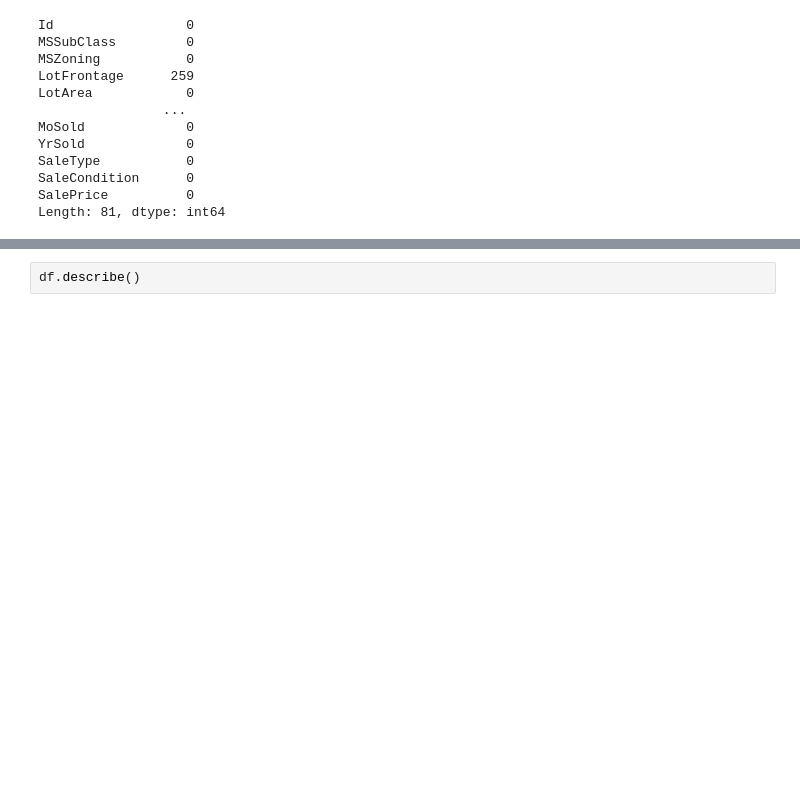
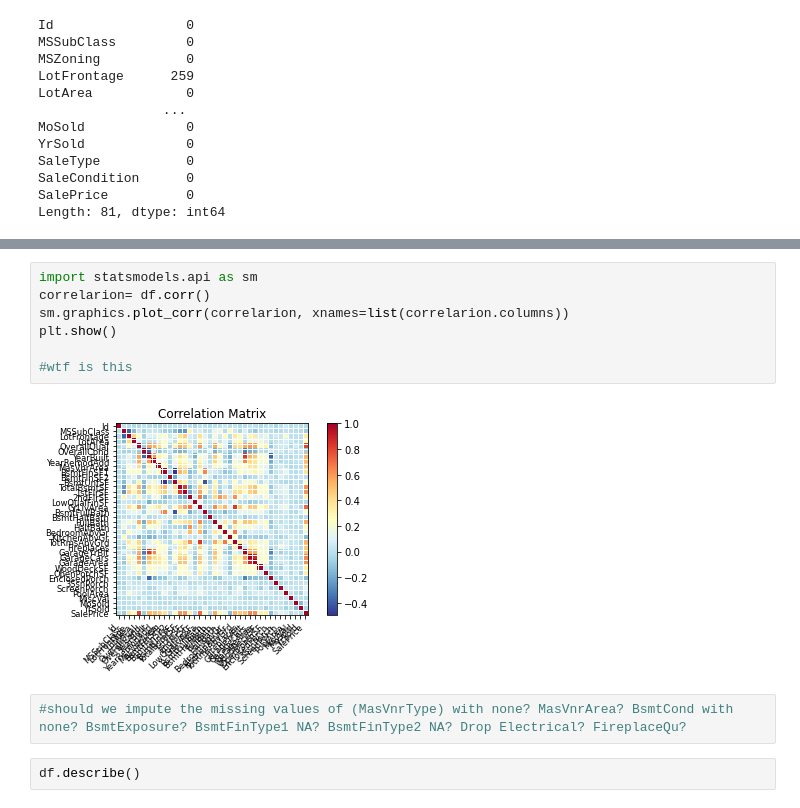
Before and after one commit to OdyAsh/ml-problems, a Jupyter notebook: Assignment 1/All Group Members/Regression.ipynb, the cells around one changed output, grey strips where cells are left out. Drawn from its saved outputs; the diff is of its cells as text; blank space fills up the shorter version.

```diff
--- a/Assignment 1/All Group Members/Regression.ipynb
+++ b/Assignment 1/All Group Members/Regression.ipynb
@@ -60,3 +119,14 @@ Length: 81, dtype: int64
+# %%
+import statsmodels.api as sm
+correlarion= df.corr()
+sm.graphics.plot_corr(correlarion, xnames=list(correlarion.columns))
+plt.show()
+
+#wtf is this
+# %% [output]
+[figure, added]
+# %%
+#should we impute the missing values of (MasVnrType) with none? MasVnrArea? BsmtCond with none? BsmtExposure? BsmtFinType1 NA? BsmtFinType2 NA? Drop Electrical? FireplaceQu?
 # %%
 df.describe()
 # %% [output]
```
Also changed, not shown: parts of 15 cells of this notebook, 1 other file.
